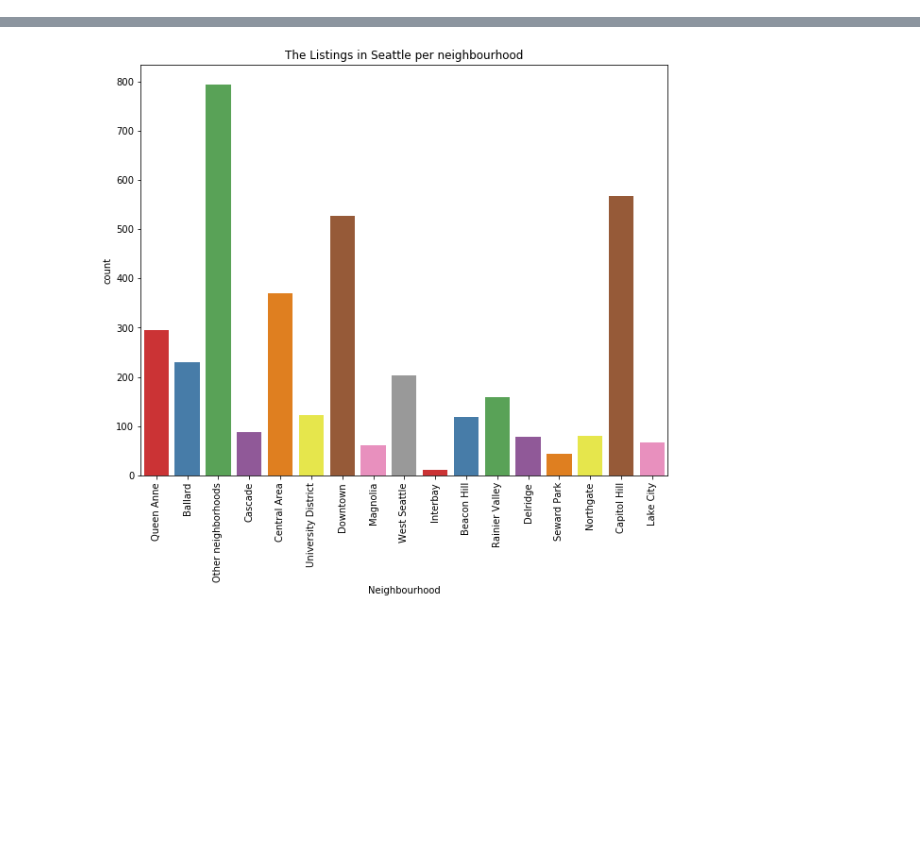
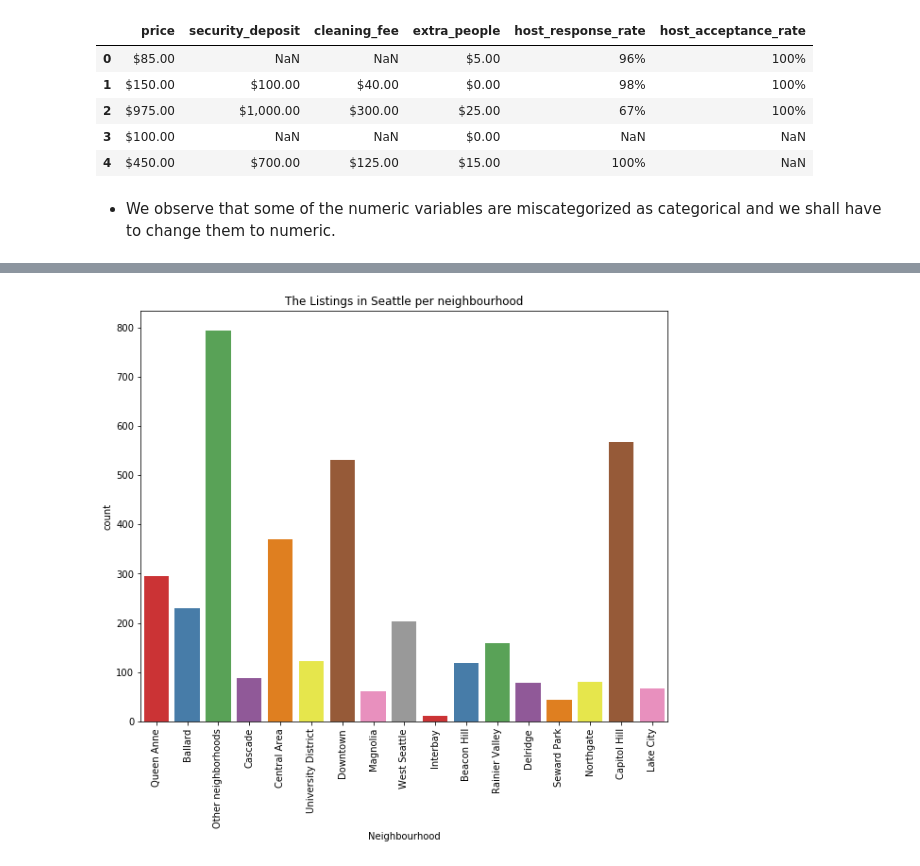
Before and after one commit to OliviaNabbosa89/DS_project1, a Jupyter notebook: Listings_EDA.ipynb, the cells around one changed output, grey strips where cells are left out. Cells and saved outputs as stored; diff of their text form; code cells hidden in the pictures; blank space fills up the shorter version.

```diff
--- a/Listings_EDA.ipynb
+++ b/Listings_EDA.ipynb
@@ -121,0 +24,4 @@ cat_counts(df,"neighbourhood_group_cleansed")
+# %%
+# import data
+df = pd.read_csv('Seattle_data/listings.csv')
+df.head()
@@ -121,0 +128,13 @@ cat_counts(df,"neighbourhood_group_cleansed")
+# %%
+# Costs and scores related features mislabelled as categorical values
+miscategorized_vars = df[['price','security_deposit','cleaning_fee','extra_people','host_response_rate','host_acceptance_rate']]
+miscategorized_vars.head()
+# %% [output]
+|  | price | security_deposit | cleaning_fee | extra_people | host_response_rate | host_acceptance_rate |
+| 0 | $85.00 | NaN | NaN | $5.00 | 96% | 100% |
+| 1 | $150.00 | $100.00 | $40.00 | $0.00 | 98% | 100% |
+| 2 | $975.00 | $1,000.00 | $300.00 | $25.00 | 67% | 100% |
+| 3 | $100.00 | NaN | NaN | $0.00 | NaN | NaN |
+| 4 | $450.00 | $700.00 | $125.00 | $15.00 | 100% | NaN |
+# %% [markdown]
+* We observe that some of the numeric variables are miscategorized as categorical and we shall have to change them to numeric.
```
Also changed, not shown: parts of 94 cells of this notebook, 5 other files.
